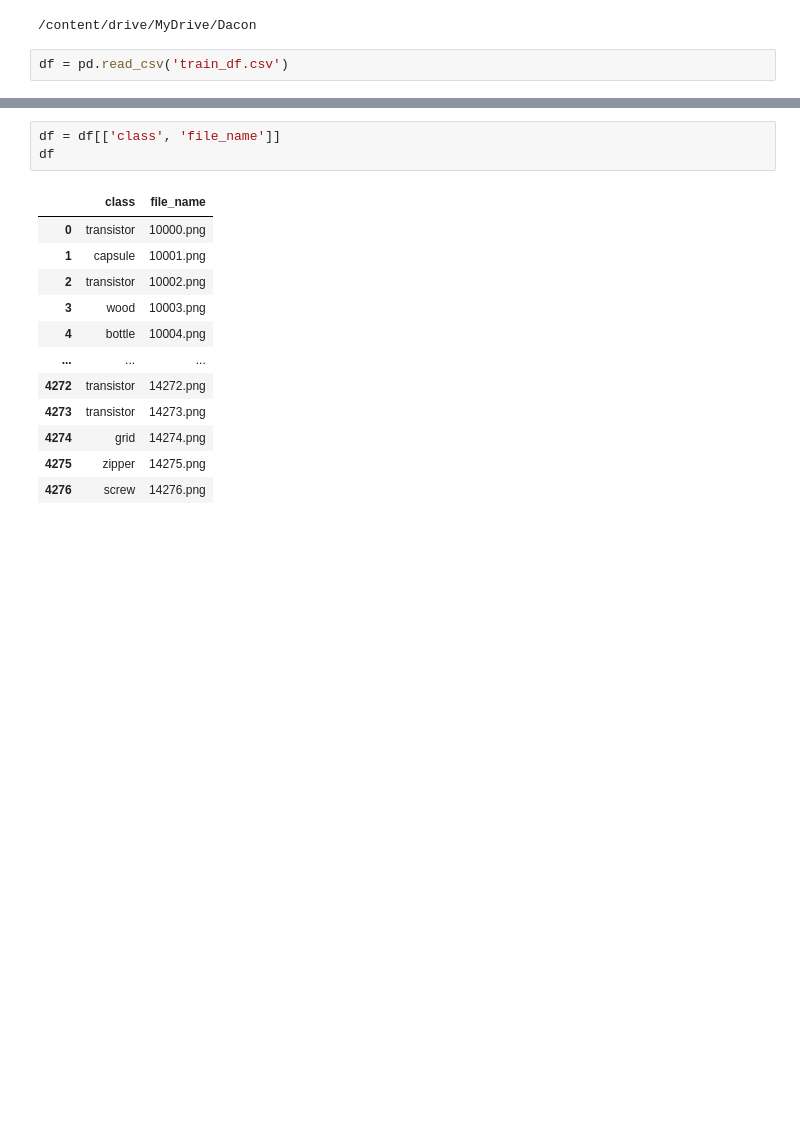
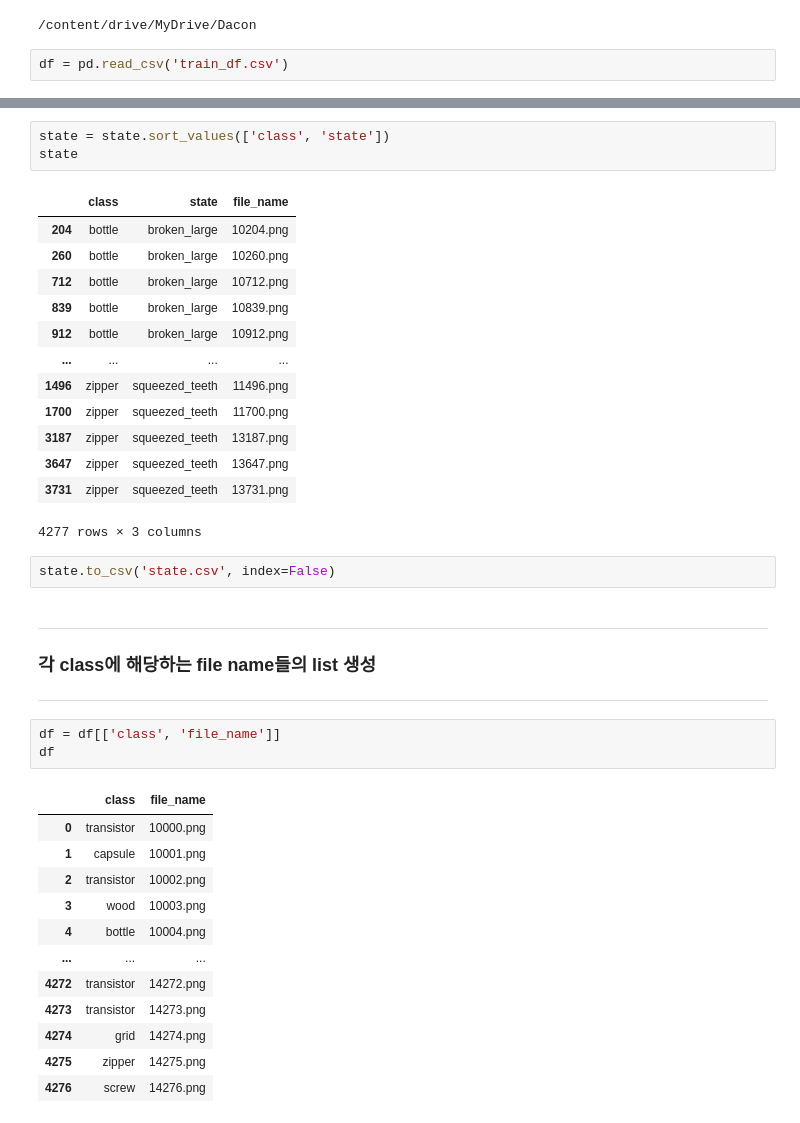
Before and after one commit to dodamhaae/AnomalyDetection, a Jupyter notebook: classify_img.ipynb, the cells around one changed output, grey strips where cells are left out. Cells and saved outputs as stored; diff of their text form; blank space fills up the shorter version.

```diff
--- a/classify_img.ipynb
+++ b/classify_img.ipynb
@@ -18,3 +46,32 @@ df = pd.read_csv('train_df.csv')
+# %%
+state = state.sort_values(['class', 'state'])
+state
+# %% [output]
+|  | class | state | file_name |
+| 204 | bottle | broken_large | 10204.png |
+| 260 | bottle | broken_large | 10260.png |
+| 712 | bottle | broken_large | 10712.png |
+| 839 | bottle | broken_large | 10839.png |
+| 912 | bottle | broken_large | 10912.png |
+| ... | ... | ... | ... |
+| 1496 | zipper | squeezed_teeth | 11496.png |
+| 1700 | zipper | squeezed_teeth | 11700.png |
+| 3187 | zipper | squeezed_teeth | 13187.png |
+| 3647 | zipper | squeezed_teeth | 13647.png |
+| 3731 | zipper | squeezed_teeth | 13731.png |
+4277 rows × 3 columns
+# %%
+state.to_csv('state.csv', index=False)
+# %% [markdown]
+
+
+---
+
+
+### **각 class에 해당하는 file name들의 list 생성**
+
+
+---
 # %%
 df = df[['class', 'file_name']]
 df
```
Also changed, not shown: parts of 34 cells of this notebook.
